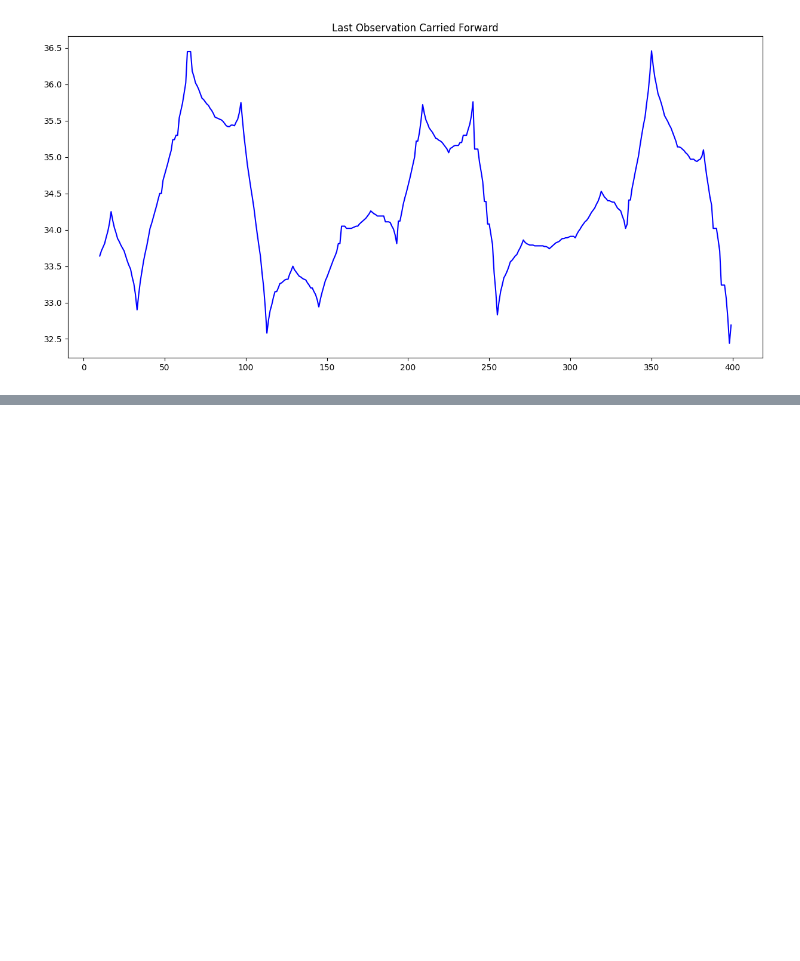
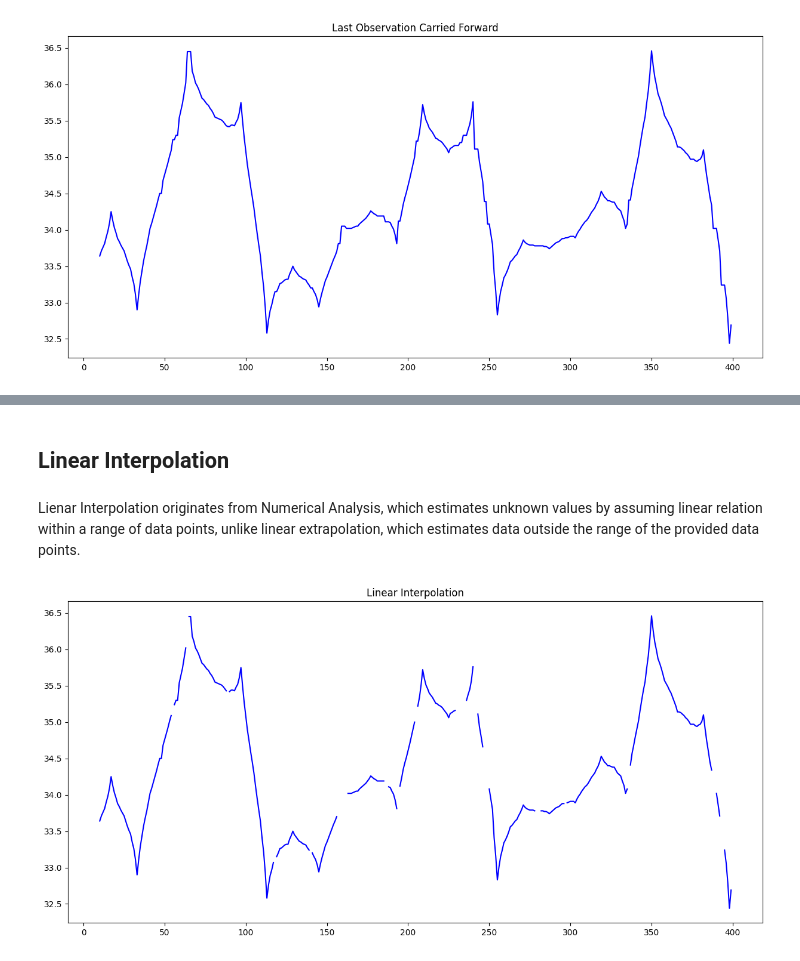
Before and after one commit to adricanovas/TemperatureDataImputation, a Jupyter notebook: DataImputation.ipynb, the cells around one changed output, grey strips where cells are left out. Drawn from its saved outputs; the diff is of its cells as text; code cells hidden in the pictures; blank space fills up the shorter version.

```diff
--- a/DataImputation.ipynb
+++ b/DataImputation.ipynb
@@ -143,0 +146,17 @@ pd.plotting.lag_plot(cleanDataSet, lag=1)
+# %% [markdown]
+## Linear Interpolation
+# %% [markdown]
+Lienar Interpolation originates from Numerical Analysis, which estimates unknown values by assuming linear relation within a range of data points, unlike linear extrapolation, which estimates data outside the range of the provided data points.
+# %%
+# figure size
+plt.rcParams['figure.figsize']=(15,7)
+# On the customer column of our data, impute the missing values with the LOCF
+dataset = dataClean[0].interpolate(method='linear')
+# plot our time series with imputed values
+plt.plot(dataset[10:400], color='blue')
+#Plot tittle
+plt.title('Linear Interpolation')
+# show the plot
+plt.show()
+# %% [output]
+[figure, added]
```
Also changed, not shown: parts of 37 cells of this notebook, 1 other file.
